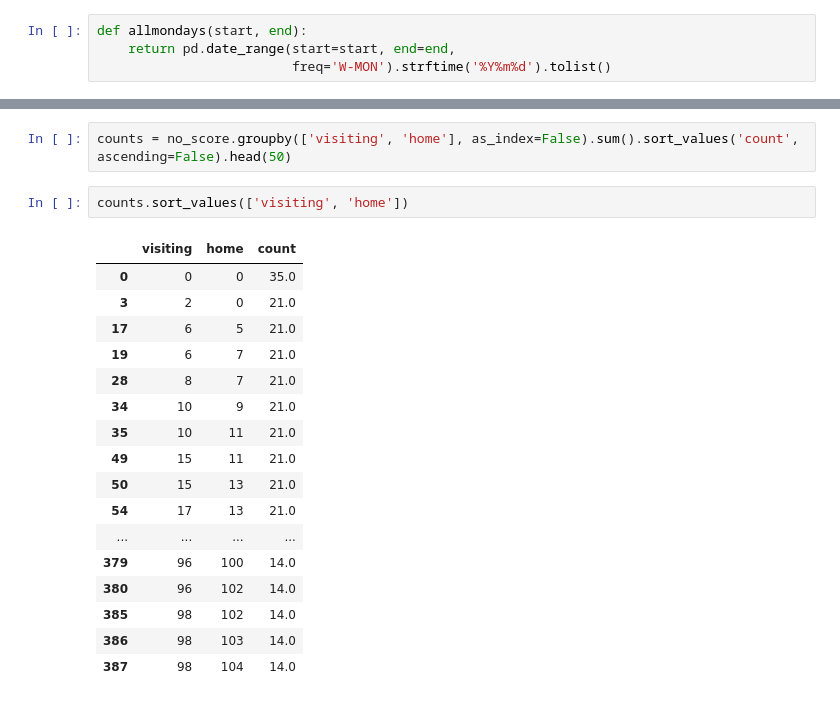
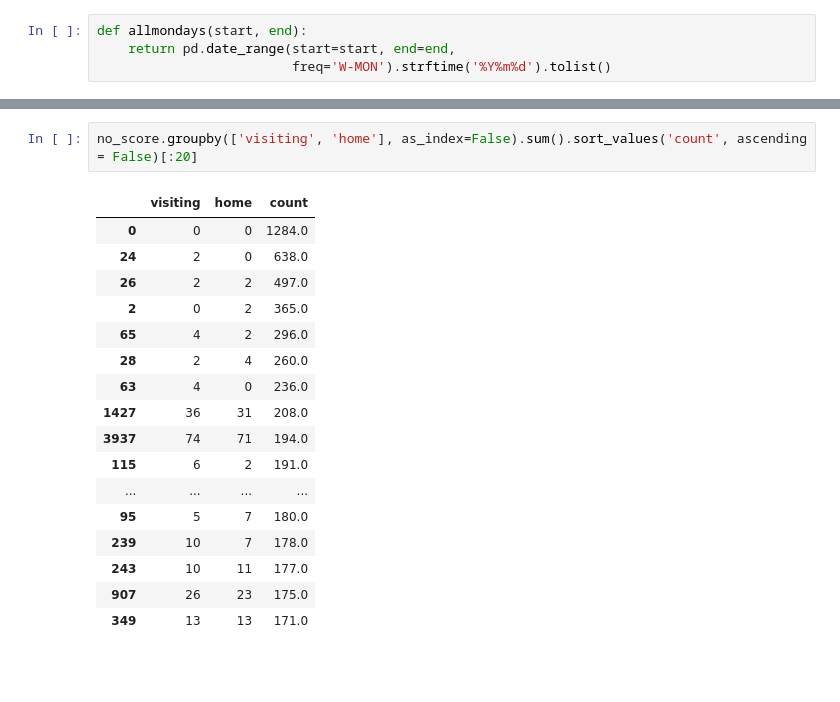
Before and after one commit to chanelton/NBA-Data, a Jupyter notebook: NBA Score Proj/NBA Scores.ipynb, the cells around one changed output, grey strips where cells are left out. Saved outputs shown, nothing was run; the diff lists cells and outputs as text; blank space fills up the shorter version.

```diff
--- a/NBA Score Proj/NBA Scores.ipynb
+++ b/NBA Score Proj/NBA Scores.ipynb
@@ -131,22 +141,20 @@ no_score.groupby(['visiting', 'home'], as_index=False).sum().pivot('visiting', '
 # %%
-counts = no_score.groupby(['visiting', 'home'], as_index=False).sum().sort_values('count', ascending=False).head(50)
+no_score.groupby(['visiting', 'home'], as_index=False).sum().sort_values('count', ascending = False)[:20]
+# %% [output]
+|  | visiting | home | count |
+| 0 | 0 | 0 | 1284.0 |
+| 24 | 2 | 0 | 638.0 |
+| 26 | 2 | 2 | 497.0 |
+| 2 | 0 | 2 | 365.0 |
+| 65 | 4 | 2 | 296.0 |
+| 28 | 2 | 4 | 260.0 |
+| 63 | 4 | 0 | 236.0 |
+| 1427 | 36 | 31 | 208.0 |
+| 3937 | 74 | 71 | 194.0 |
+| 115 | 6 | 2 | 191.0 |
+| ... | ... | ... | ... |
+| 95 | 5 | 7 | 180.0 |
+| 239 | 10 | 7 | 178.0 |
+| 243 | 10 | 11 | 177.0 |
+| 907 | 26 | 23 | 175.0 |
+| 349 | 13 | 13 | 171.0 |
-# %%
-counts.sort_values(['visiting', 'home'])
-# %% [output]
-|  | visiting | home | count |
-| 0 | 0 | 0 | 35.0 |
-| 3 | 2 | 0 | 21.0 |
-| 17 | 6 | 5 | 21.0 |
-| 19 | 6 | 7 | 21.0 |
-| 28 | 8 | 7 | 21.0 |
-| 34 | 10 | 9 | 21.0 |
-| 35 | 10 | 11 | 21.0 |
-| 49 | 15 | 11 | 21.0 |
-| 50 | 15 | 13 | 21.0 |
-| 54 | 17 | 13 | 21.0 |
-| ... | ... | ... | ... |
-| 379 | 96 | 100 | 14.0 |
-| 380 | 96 | 102 | 14.0 |
-| 385 | 98 | 102 | 14.0 |
-| 386 | 98 | 103 | 14.0 |
-| 387 | 98 | 104 | 14.0 |
```
Also changed, not shown: parts of 17 cells of this notebook.
